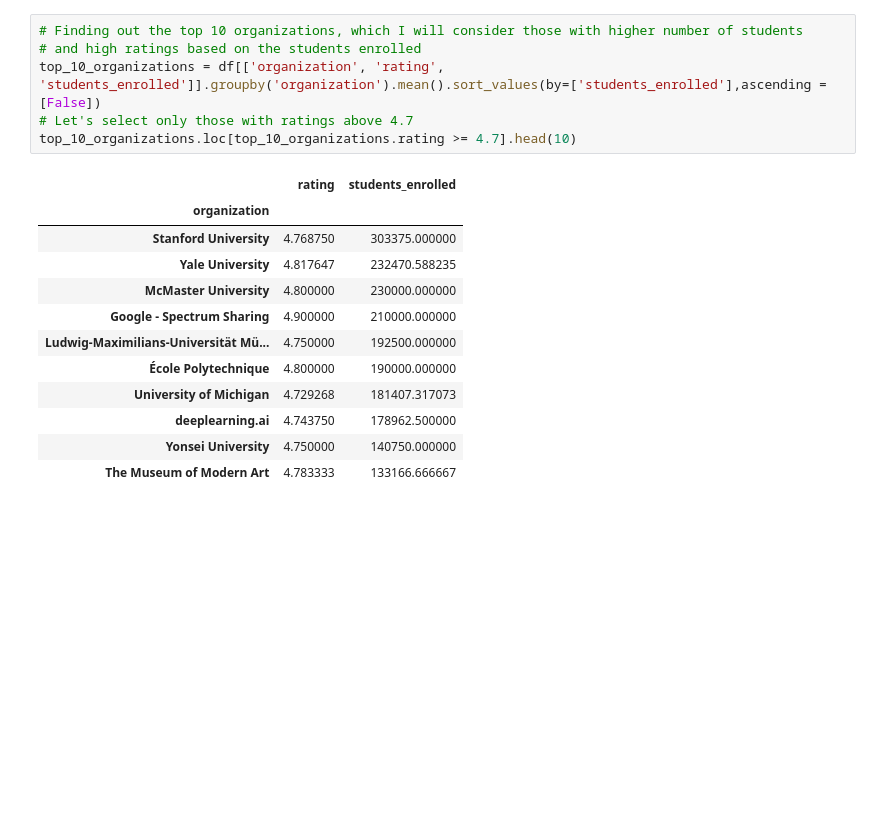
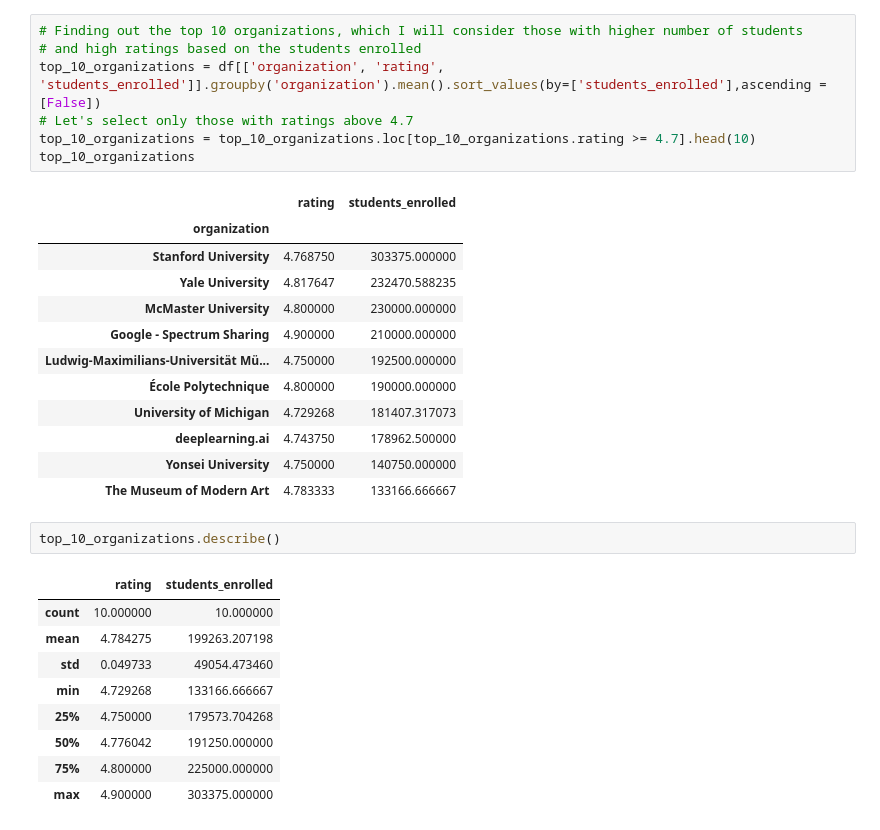
Before and after one commit to patosorio/Coursera-course-analysis, a Jupyter notebook: Coursera Course Analysis.ipynb, the cells around one changed output. Cells and saved outputs as stored; diff of their text form; blank space fills up the shorter version.

Commit message:
updates in organizations section

```diff
--- a/Coursera Course Analysis.ipynb
+++ b/Coursera Course Analysis.ipynb
@@ -506,7 +506,8 @@ Most of the organizations has less than 15 courses in Coursera.
 # and high ratings based on the students enrolled
 top_10_organizations = df[['organization', 'rating', 'students_enrolled']].groupby('organization').mean().sort_values(by=['students_enrolled'],ascending = [False])
 # Let's select only those with ratings above 4.7
-top_10_organizations.loc[top_10_organizations.rating >= 4.7].head(10)
+top_10_organizations = top_10_organizations.loc[top_10_organizations.rating >= 4.7].head(10)
+top_10_organizations
 # %% [output]
 |  | rating | students_enrolled |
 | organization |  |  |
@@ -520,3 +521,15 @@ top_10_organizations.loc[top_10_organizations.rating >= 4.7].head(10)
 | deeplearning.ai | 4.743750 | 178962.500000 |
 | Yonsei University | 4.750000 | 140750.000000 |
 | The Museum of Modern Art | 4.783333 | 133166.666667 |
+# %%
+top_10_organizations.describe()
+# %% [output]
+|  | rating | students_enrolled |
+| count | 10.000000 | 10.000000 |
+| mean | 4.784275 | 199263.207198 |
+| std | 0.049733 | 49054.473460 |
+| min | 4.729268 | 133166.666667 |
+| 25% | 4.750000 | 179573.704268 |
+| 50% | 4.776042 | 191250.000000 |
+| 75% | 4.800000 | 225000.000000 |
+| max | 4.900000 | 303375.000000 |
```
Also changed, not shown: parts of 1 cell of this notebook.
